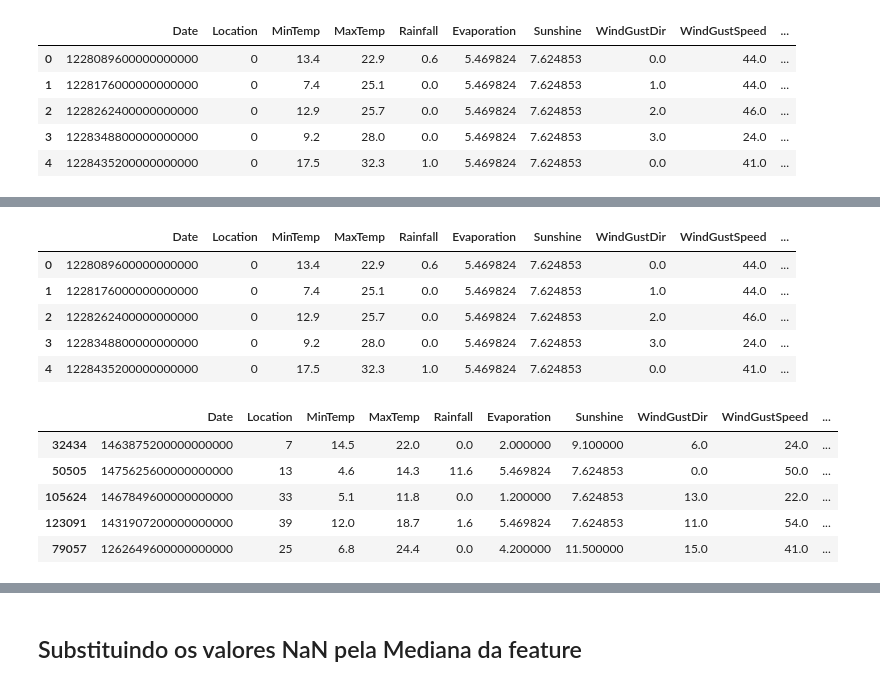
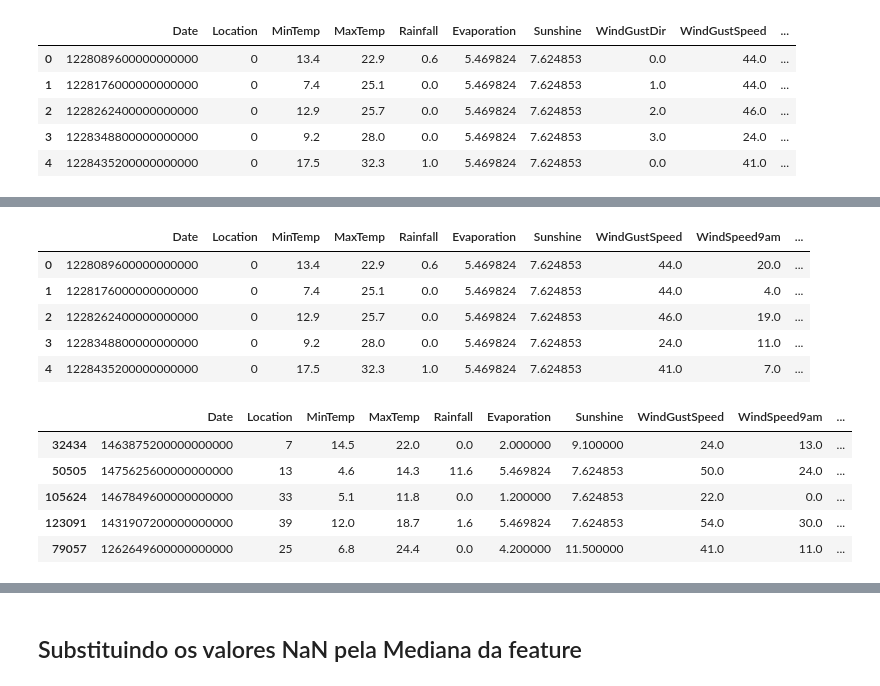
Before and after one commit to arthurnovello/ECM514-Ciencia_dos_Dados, a Jupyter notebook: AUS_ANN_ECM514.ipynb, the cells around one changed output, grey strips where cells are left out. Saved outputs shown, nothing was run; the diff lists cells and outputs as text; code cells hidden in the pictures.

```diff
--- a/AUS_ANN_ECM514.ipynb
+++ b/AUS_ANN_ECM514.ipynb
@@ -261,25 +261,26 @@ RainToday         1406
 RainTomorrow         0
 dtype: int64
 # %%
-x = df_media.iloc[:,0:22]
+df_media = df_media.drop(columns=['WindGustDir', 'WindDir9am', 'WindDir3pm', 'RainToday'])
+x = df_media.iloc[:,0:18]
 y = df_media['RainTomorrow']
 x.head()
 # %% [output]
-|  | Date | Location | MinTemp | MaxTemp | Rainfall | Evaporation | Sunshine | WindGustDir | WindGustSpeed | ... |
-| 0 | 1228089600000000000 | 0 | 13.4 | 22.9 | 0.6 | 5.469824 | 7.624853 | 0.0 | 44.0 | ... |
-| 1 | 1228176000000000000 | 0 | 7.4 | 25.1 | 0.0 | 5.469824 | 7.624853 | 1.0 | 44.0 | ... |
-| 2 | 1228262400000000000 | 0 | 12.9 | 25.7 | 0.0 | 5.469824 | 7.624853 | 2.0 | 46.0 | ... |
-| 3 | 1228348800000000000 | 0 | 9.2 | 28.0 | 0.0 | 5.469824 | 7.624853 | 3.0 | 24.0 | ... |
-| 4 | 1228435200000000000 | 0 | 17.5 | 32.3 | 1.0 | 5.469824 | 7.624853 | 0.0 | 41.0 | ... |
+|  | Date | Location | MinTemp | MaxTemp | Rainfall | Evaporation | Sunshine | WindGustSpeed | WindSpeed9am | ... |
+| 0 | 1228089600000000000 | 0 | 13.4 | 22.9 | 0.6 | 5.469824 | 7.624853 | 44.0 | 20.0 | ... |
+| 1 | 1228176000000000000 | 0 | 7.4 | 25.1 | 0.0 | 5.469824 | 7.624853 | 44.0 | 4.0 | ... |
+| 2 | 1228262400000000000 | 0 | 12.9 | 25.7 | 0.0 | 5.469824 | 7.624853 | 46.0 | 19.0 | ... |
+| 3 | 1228348800000000000 | 0 | 9.2 | 28.0 | 0.0 | 5.469824 | 7.624853 | 24.0 | 11.0 | ... |
+| 4 | 1228435200000000000 | 0 | 17.5 | 32.3 | 1.0 | 5.469824 | 7.624853 | 41.0 | 7.0 | ... |
 # %%
 x_treino, x_teste, y_treino, y_teste = train_test_split(x, y, test_size = 0.3,
                                                         random_state = 2556)
 # %%
 x_treino.head()
 # %% [output]
-|  | Date | Location | MinTemp | MaxTemp | Rainfall | Evaporation | Sunshine | WindGustDir | WindGustSpeed | ... |
-| 32434 | 1463875200000000000 | 7 | 14.5 | 22.0 | 0.0 | 2.000000 | 9.100000 | 6.0 | 24.0 | ... |
-| 50505 | 1475625600000000000 | 13 | 4.6 | 14.3 | 11.6 | 5.469824 | 7.624853 | 0.0 | 50.0 | ... |
-| 105624 | 1467849600000000000 | 33 | 5.1 | 11.8 | 0.0 | 1.200000 | 7.624853 | 13.0 | 22.0 | ... |
-| 123091 | 1431907200000000000 | 39 | 12.0 | 18.7 | 1.6 | 5.469824 | 7.624853 | 11.0 | 54.0 | ... |
-| 79057 | 1262649600000000000 | 25 | 6.8 | 24.4 | 0.0 | 4.200000 | 11.500000 | 15.0 | 41.0 | ... |
+|  | Date | Location | MinTemp | MaxTemp | Rainfall | Evaporation | Sunshine | WindGustSpeed | WindSpeed9am | ... |
+| 32434 | 1463875200000000000 | 7 | 14.5 | 22.0 | 0.0 | 2.000000 | 9.100000 | 24.0 | 13.0 | ... |
+| 50505 | 1475625600000000000 | 13 | 4.6 | 14.3 | 11.6 | 5.469824 | 7.624853 | 50.0 | 24.0 | ... |
+| 105624 | 1467849600000000000 | 33 | 5.1 | 11.8 | 0.0 | 1.200000 | 7.624853 | 22.0 | 0.0 | ... |
+| 123091 | 1431907200000000000 | 39 | 12.0 | 18.7 | 1.6 | 5.469824 | 7.624853 | 54.0 | 30.0 | ... |
+| 79057 | 1262649600000000000 | 25 | 6.8 | 24.4 | 0.0 | 4.200000 | 11.500000 | 41.0 | 11.0 | ... |
```
Also changed, not shown: parts of 67 cells of this notebook.
